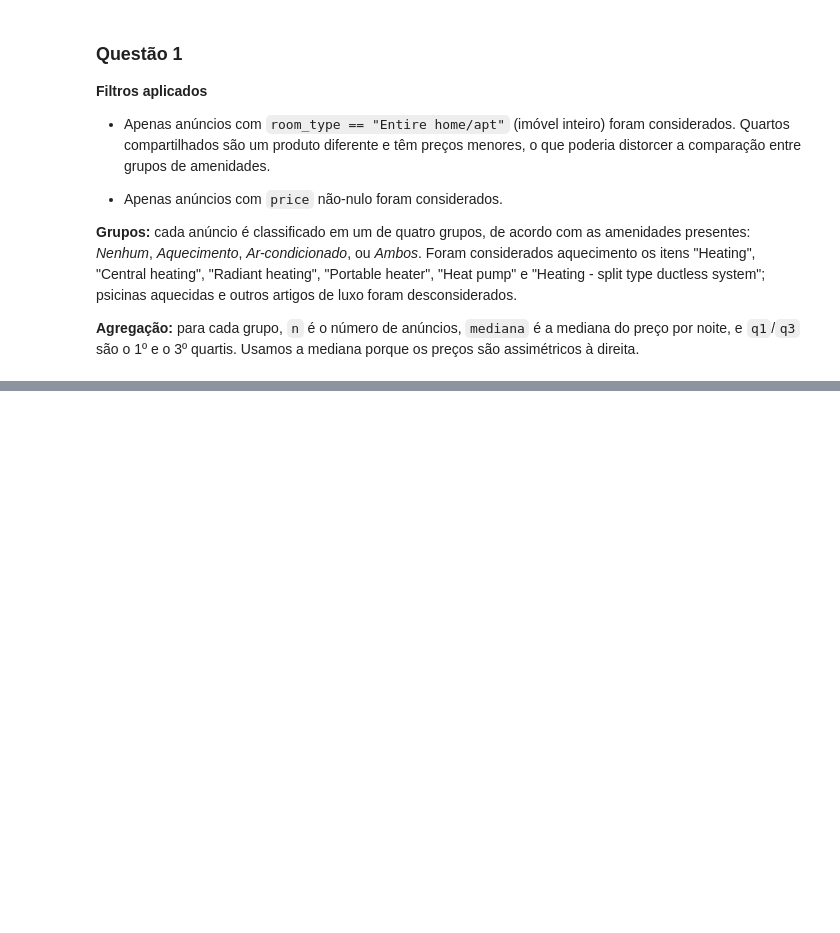
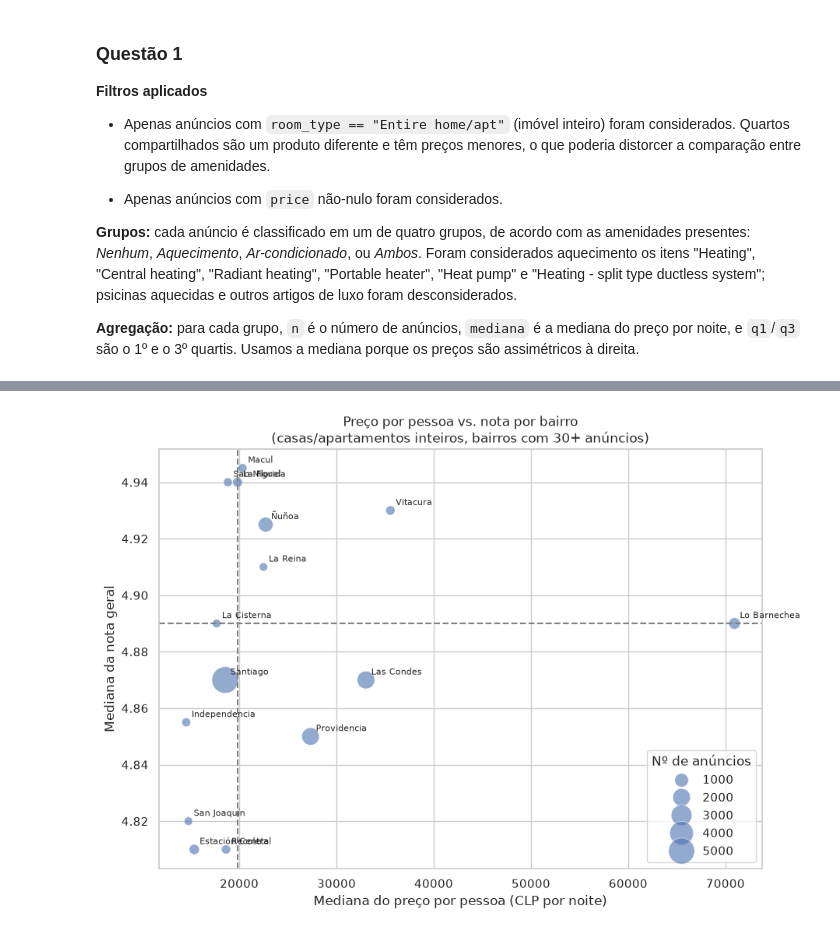
Before and after one commit to gusta-franca/data_science, a Jupyter notebook: pandas_viz/notebook.ipynb, the cells around one changed output, grey strips where cells are left out. Cells and saved outputs as stored; diff of their text form; code cells hidden in the pictures; blank space fills up the shorter version.

```diff
--- a/pandas_viz/notebook.ipynb
+++ b/pandas_viz/notebook.ipynb
@@ -181,0 +351,32 @@ plt.show()
+# %%
+fig, ax = plt.subplots(figsize=(10, 7))
+
+sns.scatterplot(
+    data = tab_q2,
+    x = "mediana_preco_pessoa",
+    y = "mediana_nota",
+    size = "n",
+    sizes = (60, 600),
+    alpha = 0.6,
+    ax = ax,
+)
+
+# Mostra o nome de cada bairro perto do ponto correspondente.
+for i in range(len(tab_q2)):
+    name = tab_q2.index[i]
+    x = tab_q2["mediana_preco_pessoa"].iloc[i]
+    y = tab_q2["mediana_nota"].iloc[i]
+    ax.annotate(name, (x, y), xytext = (5, 5), textcoords = "offset points", fontsize = 8)
+
+# As linhas tracejadas marcam a mediana entre os bairros.
+ax.axvline(tab_q2["mediana_preco_pessoa"].median(), color = "gray", linestyle = "--")
+ax.axhline(tab_q2["mediana_nota"].median(), color = "gray", linestyle = "--")
+
+ax.set_title("Preço por pessoa vs. nota por bairro\n(casas/apartamentos inteiros, bairros com 30+ anúncios)")
+ax.set_xlabel("Mediana do preço por pessoa (CLP por noite)")
+ax.set_ylabel("Mediana da nota geral")
+ax.legend(title = "Nº de anúncios", loc = "lower right")
+
+plt.show()
+# %% [output]
+[figure, added]
```
Also changed, not shown: parts of 35 cells of this notebook, 2 other files.
